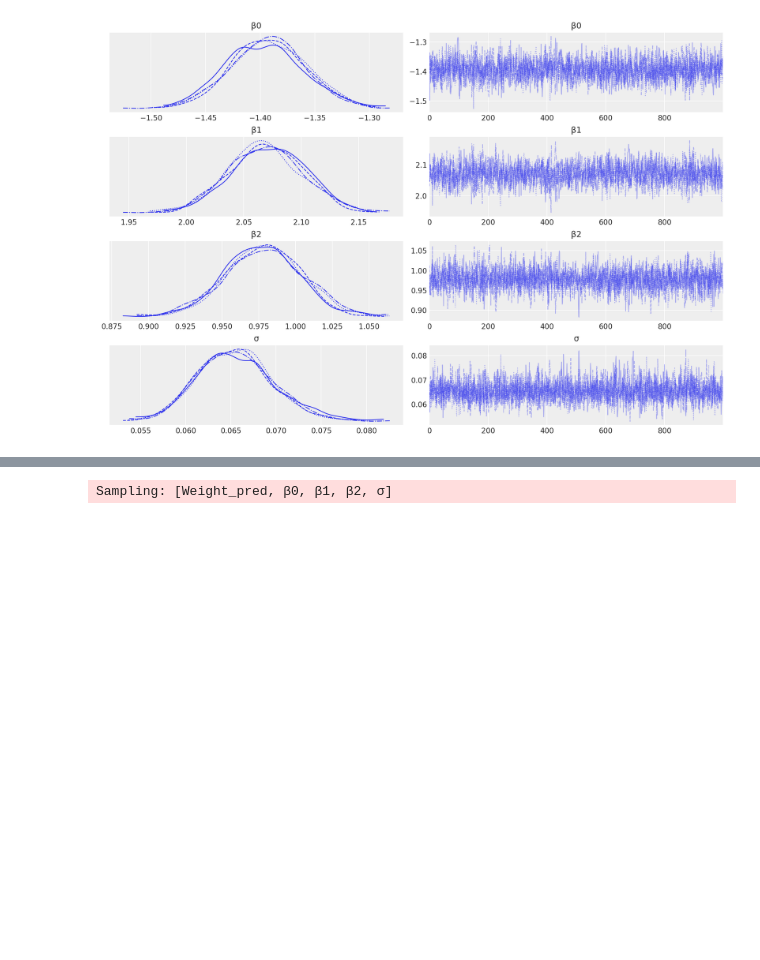
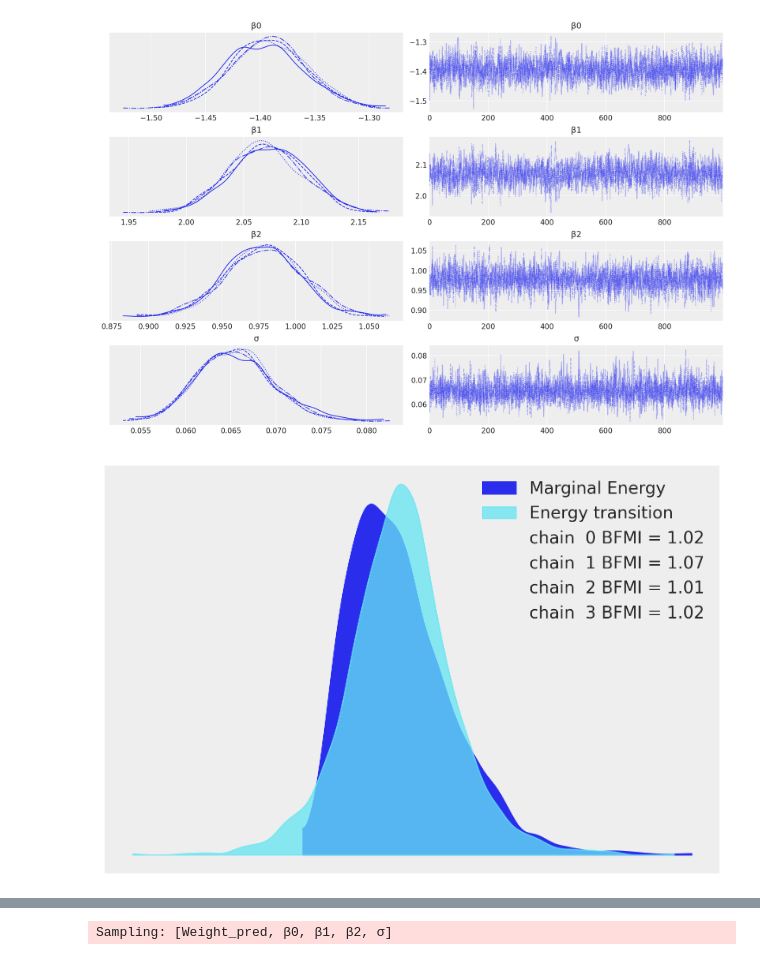
Before and after one commit to UlrikThygePedersen/BayesianStatistics, a Jupyter notebook: PyMC.ipynb, the cells around one changed output, grey strips where cells are left out. Cells and saved outputs as stored; diff of their text form; code cells hidden in the pictures; blank space fills up the shorter version.

```diff
--- a/PyMC.ipynb
+++ b/PyMC.ipynb
@@ -186,3 +192,7 @@ array([[<Axes: title={'center': 'β0'}>, <Axes: title={'center': 'β0'}>],
        [<Axes: title={'center': 'σ'}>, <Axes: title={'center': 'σ'}>]],
       dtype=object)
 [figure]
+# %%
+az.plot_energy(idata);
+# %% [output]
+[figure, added]
```
Also changed, not shown: parts of 7 cells of this notebook.
